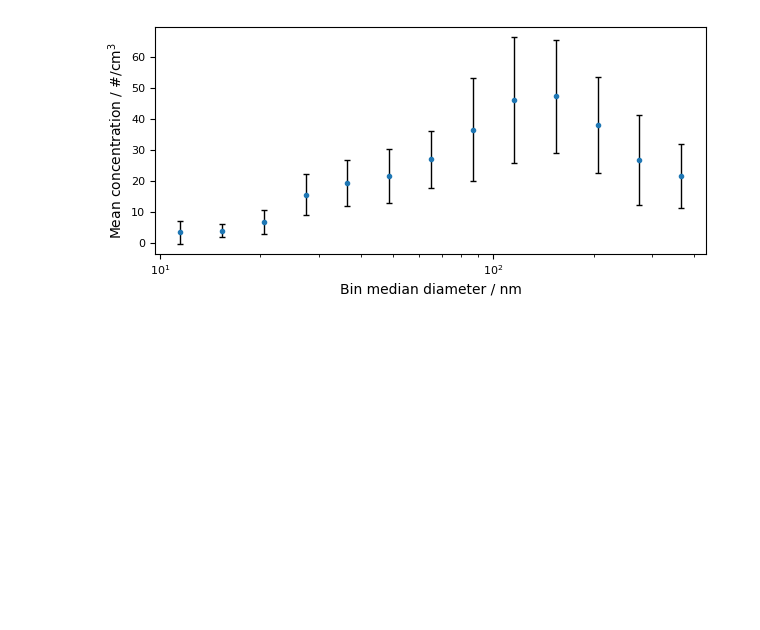
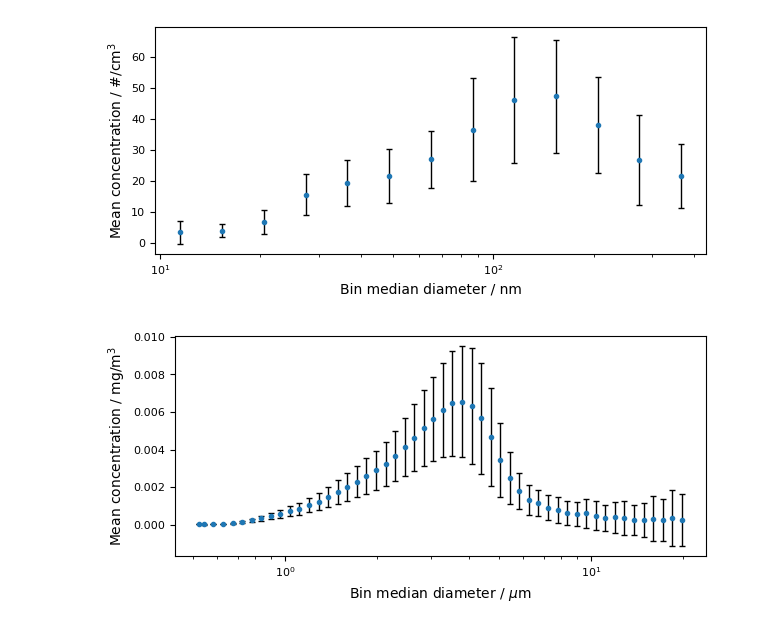
Before and after one commit to Normann25/Master-thesis, a Jupyter notebook: Lund Brake Wear/Exp1.ipynb, the cells around one changed output. Cells and saved outputs as stored; diff of their text form; code cells hidden in the pictures; blank space fills up the shorter version.

```diff
--- a/Lund Brake Wear/Exp1.ipynb
+++ b/Lund Brake Wear/Exp1.ipynb
@@ -72,3 +72,20 @@ fig.savefig('NanoScan_mean_exp1.png', dpi = 600)
 plt.show()
 # %% [output]
 [figure]
+# %%
+APS_bins = OPS_APS['20241016_APS'].keys()[4:56].to_list()
+bin_mean_diameter = [0.523]
+for key in OPS_APS['20241016_APS'].keys()[5:56]:
+    bin_mean_diameter.append(float(key))
+
+APS_ax_labels = ['Bin median diameter / $\mu$m', 'Mean concentration / mg/m$^{3}$']
+
+fig, ax = plt.subplots(figsize = (6.3, 3))
+
+plot_bin_mean(ax, timestamps, OPS_APS['20241016_APS'], APS_bins, 'Time', bin_mean_diameter, APS_ax_labels)
+
+fig.tight_layout()
+fig.savefig('APS_mean_exp1.png', dpi = 600)
+plt.show()
+# %% [output]
+[figure, added]
```
Also changed, not shown: parts of 1 cell of this notebook, 3 other files.
